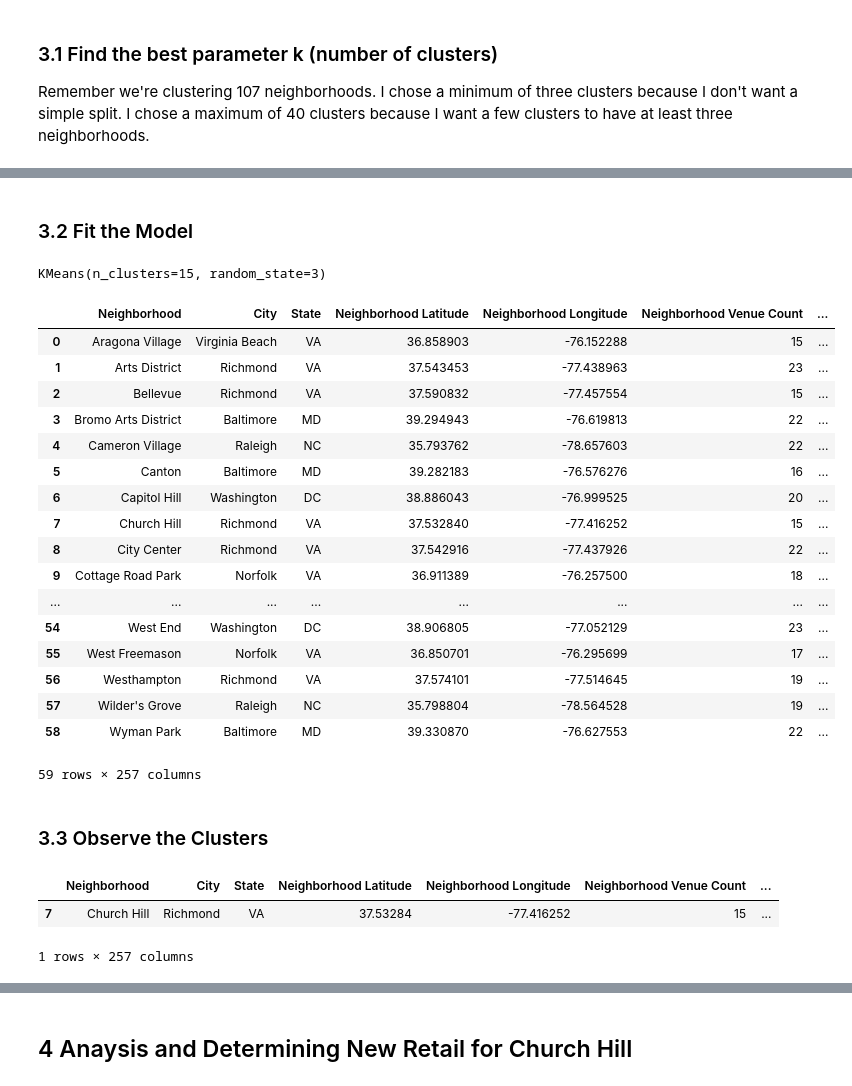
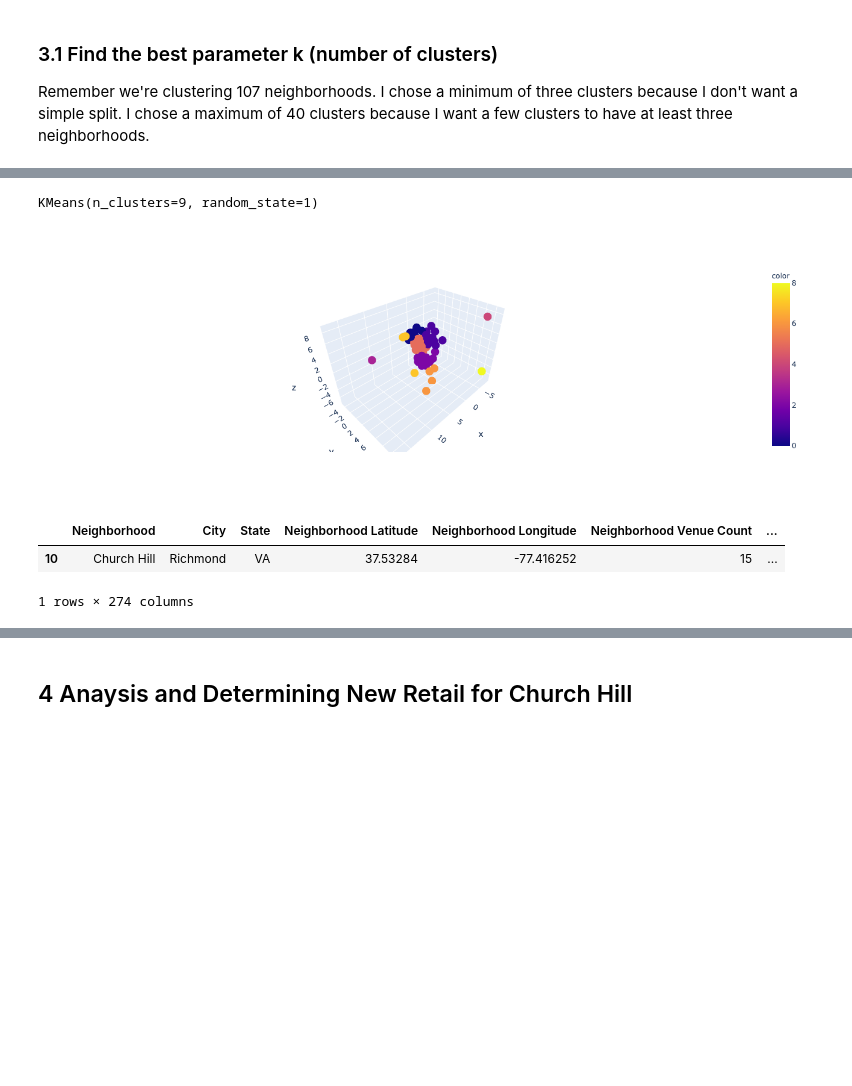
Before and after one commit to mphill82/Coursera_Capstone, a Jupyter notebook: Retail_Inference_notebook.ipynb, the cells around one changed output, grey strips where cells are left out. Saved outputs shown, nothing was run; the diff lists cells and outputs as text; code cells hidden in the pictures; blank space fills up the shorter version.

```diff
--- a/Retail_Inference_notebook.ipynb
+++ b/Retail_Inference_notebook.ipynb
@@ -493,0 +474,15 @@ array([[-1.43378873, -0.18316284, -0.13130643, ..., -0.13130643,
+# %%
+#Standard scaler gives each feature a mean 0 with variance 1
+scaled_features = StandardScaler().fit_transform(neigh_df.values[:,5:])
+# %%
+#Apply Principal Component Analysis to view the features in lower dimensions
+pca = PCA(n_components=20)
+principalComponents = pca.fit_transform(scaled_features)
+features = range(pca.n_components_)
+
+# Plot the explained variances
+plt.bar(features, pca.explained_variance_ratio_, color='black')
+plt.xlabel('PCA features')
+plt.ylabel('variance %')
+plt.xticks(features)
+plt.show()
@@ -493,0 +493,5 @@ array([[-1.43378873, -0.18316284, -0.13130643, ..., -0.13130643,
+# %%
+pca_df=principalComponents
+
+fig=px.scatter_3d(x=principalComponents[:,0],y=principalComponents[:,1],z=principalComponents[:,2])
+fig.show()
@@ -529,41 +523,18 @@ The sihouette coefficient measures the distance of each sample to the center of
-# %% [markdown]
-### 3.2 Fit the Model
 # %%
-#Define a kmeans model
-kmeans = KMeans(init='k-means++',n_clusters=15,random_state=3)
-#Fit the model
-kmeans.fit(scaled_features)
+kmeans = KMeans(init="k-means++", n_clusters=9,random_state=1)
+kmeans.fit(pca_df[:,:3])
 # %% [output]
-KMeans(n_clusters=15, random_state=3)
+KMeans(n_clusters=9, random_state=1)
+# %%
+fig = px.scatter_3d(x=pca_df[:,0],y=pca_df[:,1], z=pca_df[:,2], color=kmeans.labels_)
+fig.show()
+# %% [output]
+[figure, added]
 # %%
-#Add the cluster labels to the neigh_df
-neigh_df.insert(loc=6,column='Cluster Label',value=kmeans.labels_)
-neigh_df
+neigh_df.insert(loc=6, column='Cluster Labels', value= kmeans.labels_)
+neigh_df.loc[neigh_df['Neighborhood']=='Church Hill']
 # %% [output]
 |  | Neighborhood | City | State | Neighborhood Latitude | Neighborhood Longitude | Neighborhood Venue Count | ... |
-| 0 | Aragona Village | Virginia Beach | VA | 36.858903 | -76.152288 | 15 | ... |
-| 1 | Arts District | Richmond | VA | 37.543453 | -77.438963 | 23 | ... |
-| 2 | Bellevue | Richmond | VA | 37.590832 | -77.457554 | 15 | ... |
-| 3 | Bromo Arts District | Baltimore | MD | 39.294943 | -76.619813 | 22 | ... |
-| 4 | Cameron Village | Raleigh | NC | 35.793762 | -78.657603 | 22 | ... |
-| 5 | Canton | Baltimore | MD | 39.282183 | -76.576276 | 16 | ... |
-| 6 | Capitol Hill | Washington | DC | 38.886043 | -76.999525 | 20 | ... |
-| 7 | Church Hill | Richmond | VA | 37.532840 | -77.416252 | 15 | ... |
-| 8 | City Center | Richmond | VA | 37.542916 | -77.437926 | 22 | ... |
-| 9 | Cottage Road Park | Norfolk | VA | 36.911389 | -76.257500 | 18 | ... |
-| ... | ... | ... | ... | ... | ... | ... | ... |
-| 54 | West End | Washington | DC | 38.906805 | -77.052129 | 23 | ... |
-| 55 | West Freemason | Norfolk | VA | 36.850701 | -76.295699 | 17 | ... |
-| 56 | Westhampton | Richmond | VA | 37.574101 | -77.514645 | 19 | ... |
-| 57 | Wilder's Grove | Raleigh | NC | 35.798804 | -78.564528 | 19 | ... |
-| 58 | Wyman Park | Baltimore | MD | 39.330870 | -76.627553 | 22 | ... |
+| 10 | Church Hill | Richmond | VA | 37.53284 | -77.416252 | 15 | ... |
-59 rows × 257 columns
+1 rows × 274 columns
-# %% [markdown]
-### 3.3 Observe the Clusters
-# %%
-neigh_df.loc[neigh_df.Neighborhood=='Church Hill']
-# %% [output]
-|  | Neighborhood | City | State | Neighborhood Latitude | Neighborhood Longitude | Neighborhood Venue Count | ... |
-| 7 | Church Hill | Richmond | VA | 37.53284 | -77.416252 | 15 | ... |
-1 rows × 257 columns
 # %%
```
Also changed, not shown: parts of 19 cells of this notebook.
